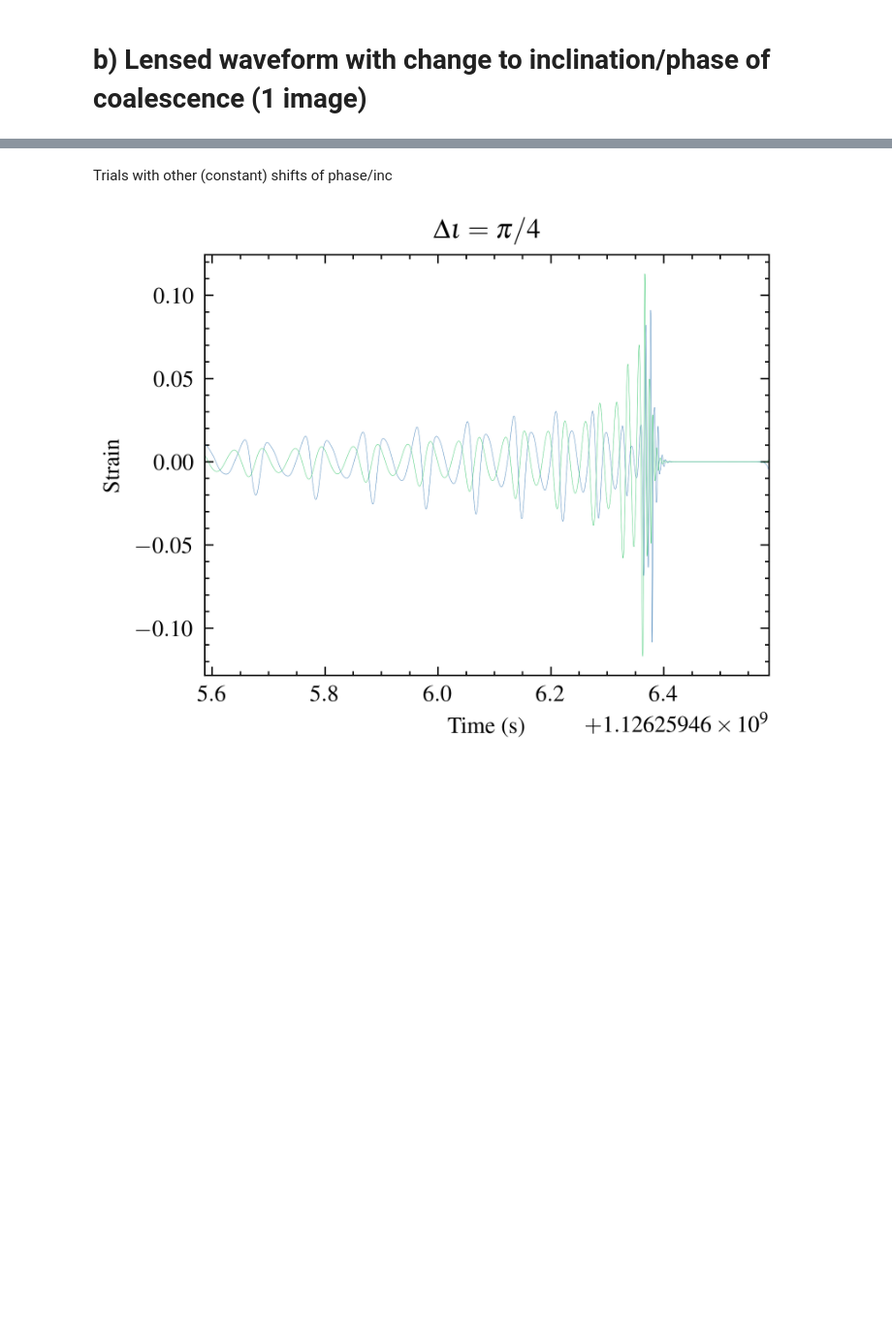
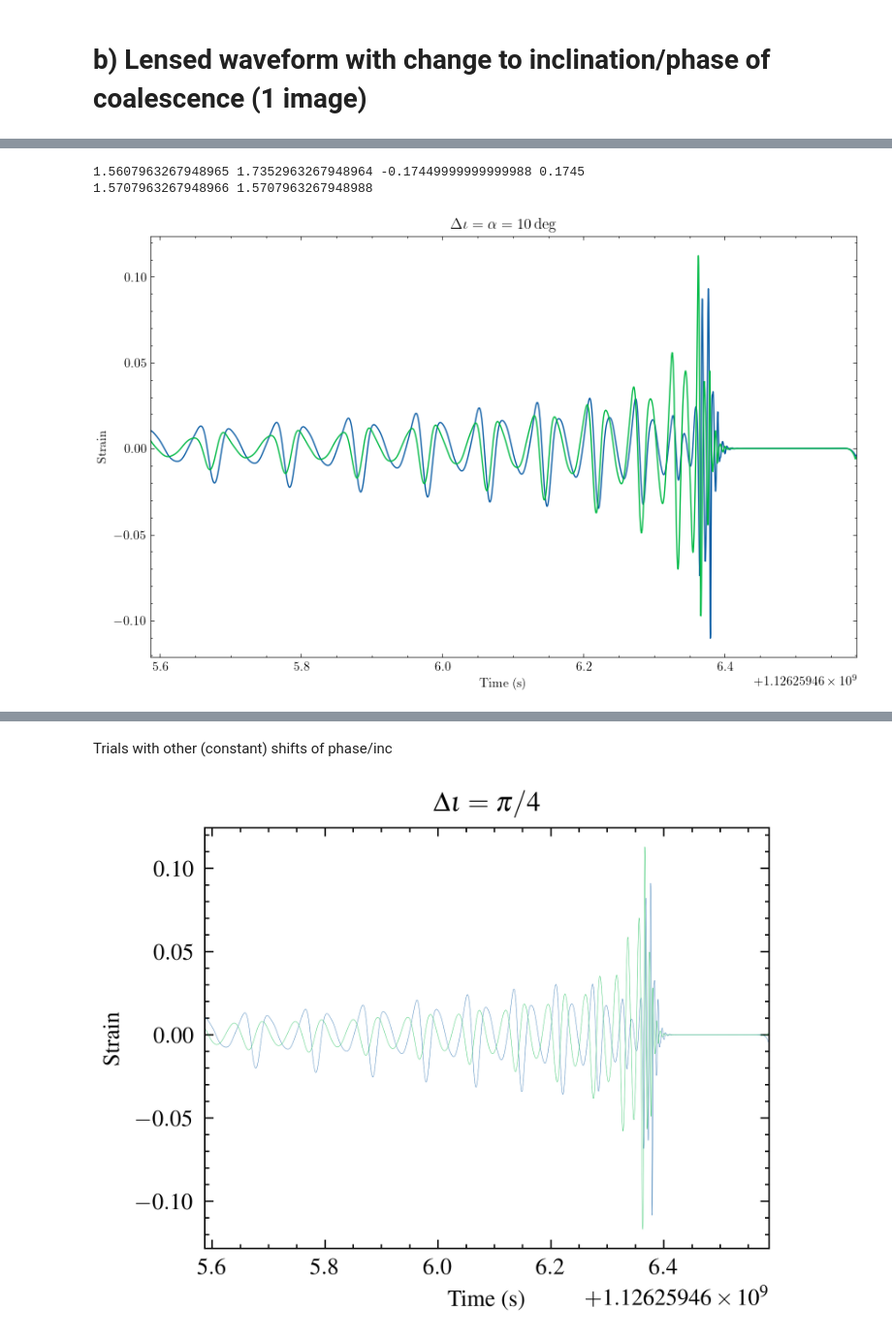
Before and after one commit to cosmoquark/gw-fish-lens, a Jupyter notebook: misc/lensed_waveform_v1.ipynb, the cells around one changed output, grey strips where cells are left out. Shown at 97% size. Cells and saved outputs as stored; diff of their text form; code cells hidden in the pictures; blank space fills up the shorter version.

```diff
--- a/misc/lensed_waveform_v1.ipynb
+++ b/misc/lensed_waveform_v1.ipynb
@@ -138,8 +142,8 @@ def plot_phase_inc_shift( phase, inclination, phase2, inclination2, mass1=80, ma
     h_whitened = waveform_generation.create_whitened_waveform(phase, inclination, t_gps=t_gps, mass1 = mass1, mass2 = mass2, spin1y=0.2, approximant=approximant)
     h_whitened2 = waveform_generation.create_whitened_waveform(phase2, inclination2, t_gps=t_gps, mass1 = mass1, mass2 = mass2, spin1x=0.2, approximant=approximant)
     # Plot the waveform
-    plt.plot(h_whitened.sample_times, h_whitened/np.sqrt(np.sum(h_whitened.data**2)), lw=0.1) # Nornalized
-    plt.plot(h_whitened2.sample_times, h_whitened2/np.sqrt(np.sum(h_whitened2.data**2)), lw=0.1) # Normalized
+    plt.plot(h_whitened.sample_times, h_whitened/np.sqrt(np.sum(h_whitened.data**2)), lw=1) # Nornalized
+    plt.plot(h_whitened2.sample_times, h_whitened2/np.sqrt(np.sum(h_whitened2.data**2)), lw=1) # Normalized
     # plt.plot(h_whitened.sample_times, h_whitened/(np.max(h_whitened.data)), lw=0.1) # Maximized
     # plt.plot(h_whitened2.sample_times, h_whitened2/np.max(h_whitened2.data), lw=0.1) # Maximized
     plt.xlabel('Time (s)')
@@ -151,0 +160,24 @@ inc_minus-inclination
+# %%
+def incl_minus(incl, PhiL, alphaHatMinus, thetaMinus=0, beta=0):
+    return np.arccos(np.cos(incl) * (np.cos((alphaHatMinus + (-beta) + (-thetaMinus))) + (np.cos(PhiL) * np.sin(incl) * (((np.cos(incl)**2) + ((np.sin(incl)**2) * (np.sin(PhiL)**2)))**(-1/2)) * np.sin((alphaHatMinus + (-beta) + (-thetaMinus))))))
+def phi_coal_minus(phiCoal, incl, PhiL, alphaHatMinus, thetaMinus=0, beta=0):
+    return np.arccos((np.cos(phiCoal) * ((np.cos((alphaHatMinus + (-beta) + (-thetaMinus))) * np.sin(incl)) + (-((np.cos(incl)**2) * np.cos(PhiL) * (((np.cos(incl)**2) + ((np.sin(incl)**2) * (np.sin(PhiL)**2)))**(-1/2)) * np.sin((alphaHatMinus + (-beta) + (-thetaMinus)))))) * ((((np.sin(PhiL)**2) * (1/((np.cos(incl)**2) + ((np.sin(incl)**2) * (np.sin(PhiL)**2)))) * (np.sin((alphaHatMinus + (-beta) + (-thetaMinus)))**2)) + (((np.cos((alphaHatMinus + (-beta) + (-thetaMinus))) * np.sin(incl)) + (-((np.cos(incl)**2) * np.cos(PhiL) * (((np.cos(incl)**2) + ((np.sin(incl)**2) * (np.sin(PhiL)**2)))**(-1/2)) * np.sin((alphaHatMinus + (-beta) + (-thetaMinus))))))**2))**(-1/2))) + (-(np.sin(phiCoal) * np.sin(PhiL) * np.sin((alphaHatMinus + (-beta) + (-thetaMinus))) * ((((np.cos(incl)**2) + ((np.sin(incl)**2) * (np.sin(PhiL)**2))) * (((np.sin(PhiL)**2) * (1/((np.cos(incl)**2) + ((np.sin(incl)**2) * (np.sin(PhiL)**2)))) * (np.sin((alphaHatMinus + (-beta) + (-thetaMinus)))**2)) + (((np.cos((alphaHatMinus + (-beta) + (-thetaMinus))) * np.sin(incl)) + (-((np.cos(incl)**2) * np.cos(PhiL) * (((np.cos(incl)**2) + ((np.sin(incl)**2) * (np.sin(PhiL)**2)))**(-1/2)) * np.sin((alphaHatMinus + (-beta) + (-thetaMinus))))))**2)))**(-1/2)))))
+q = 0.2
+mass1=80; mass2=mass1*q
+phase, inclination = np.pi/2, np.pi/2-0.01
+# phase2, inclination2 = np.pi/2, np.pi/4
+alpha = 0.1745 # ~10 degrees
+PhiL = np.pi
+inc_minus = incl_minus(inclination, PhiL, alphaHatMinus=alpha, thetaMinus=0, beta=0)
+phi_minus = phi_coal_minus(phase, inclination, PhiL, alphaHatMinus=alpha, thetaMinus=0, beta=0)
+print(inclination, inc_minus, inclination-inc_minus, alpha)
+print(phase, phi_minus)
+phase2, inclination2 = phi_minus, inc_minus
+# phase2, inclination2 = phase, inc_minus
+plot_phase_inc_shift(phase, inclination, phase2, inclination2, mass1=mass1, mass2=mass2)#, approximant="NRHybSur3dq8")
+plt.title(r"$\Delta \iota = \alpha=10 \, \text{deg}$")
+plt.show()
+# %% [output]
+1.5607963267948965 1.7352963267948964 -0.17449999999999988 0.1745
+1.5707963267948966 1.5707963267948988
+[figure, added]
```
Also changed, not shown: parts of 11 cells of this notebook, 1 other file.
